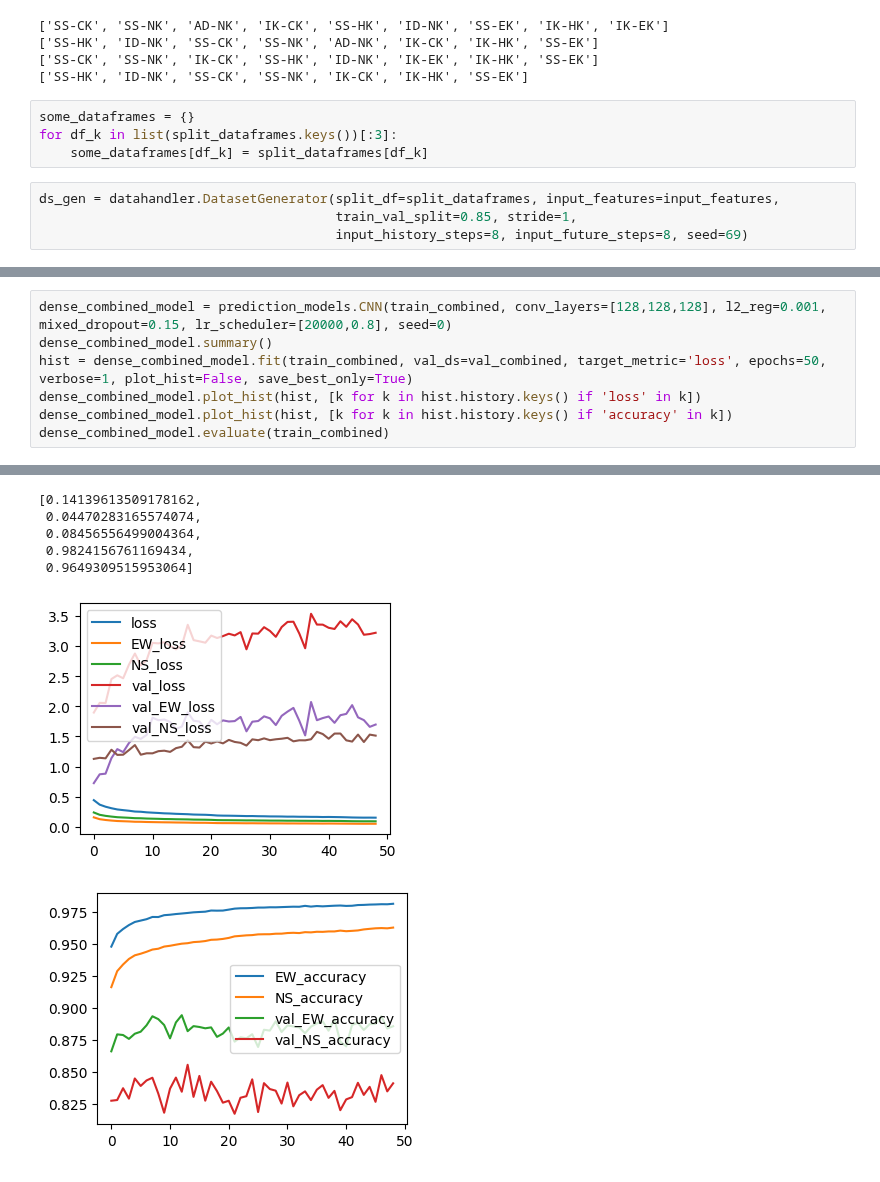
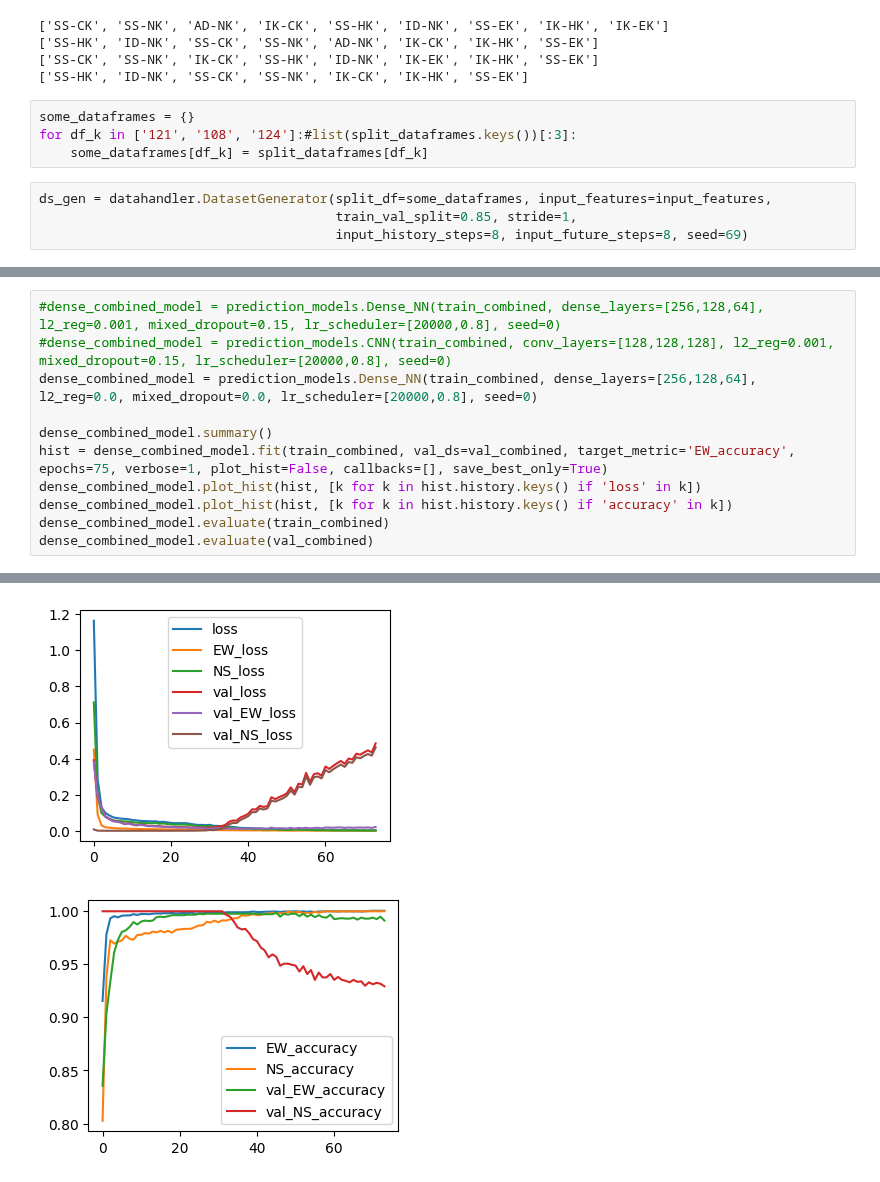
Before and after one commit to DavidBaldsiefen/splid-challenge, a Jupyter notebook: base_nb.ipynb, the cells around one changed output, grey strips where cells are left out. Drawn from its saved outputs; the diff is of its cells as text.

```diff
--- a/base_nb.ipynb
+++ b/base_nb.ipynb
@@ -61,10 +61,10 @@ print(val_labels_NS)
 ['SS-HK', 'ID-NK', 'SS-CK', 'SS-NK', 'IK-CK', 'IK-HK', 'SS-EK']
 # %%
 some_dataframes = {}
-for df_k in list(split_dataframes.keys())[:3]:
+for df_k in ['121', '108', '124']:#list(split_dataframes.keys())[:3]:
     some_dataframes[df_k] = split_dataframes[df_k]
 # %%
-ds_gen = datahandler.DatasetGenerator(split_df=split_dataframes, input_features=input_features,
+ds_gen = datahandler.DatasetGenerator(split_df=some_dataframes, input_features=input_features,
                                       train_val_split=0.85, stride=1,
                                       input_history_steps=8, input_future_steps=8, seed=69)
 # %% [output]
@@ -79,8 +90,12 @@ print(train_combined.element_spec)
 # %%
-dense_combined_model = prediction_models.CNN(train_combined, conv_layers=[128,128,128], l2_reg=0.001, mixed_dropout=0.15, lr_scheduler=[20000,0.8], seed=0)
+#dense_combined_model = prediction_models.Dense_NN(train_combined, dense_layers=[256,128,64], l2_reg=0.001, mixed_dropout=0.15, lr_scheduler=[20000,0.8], seed=0)
+#dense_combined_model = prediction_models.CNN(train_combined, conv_layers=[128,128,128], l2_reg=0.001, mixed_dropout=0.15, lr_scheduler=[20000,0.8], seed=0)
+dense_combined_model = prediction_models.Dense_NN(train_combined, dense_layers=[256,128,64], l2_reg=0.0, mixed_dropout=0.0, lr_scheduler=[20000,0.8], seed=0)
+
 dense_combined_model.summary()
-hist = dense_combined_model.fit(train_combined, val_ds=val_combined, target_metric='loss', epochs=50, verbose=1, plot_hist=False, save_best_only=True)
+hist = dense_combined_model.fit(train_combined, val_ds=val_combined, target_metric='EW_accuracy', epochs=75, verbose=1, plot_hist=False, callbacks=[], save_best_only=True)
 dense_combined_model.plot_hist(hist, [k for k in hist.history.keys() if 'loss' in k])
 dense_combined_model.plot_hist(hist, [k for k in hist.history.keys() if 'accuracy' in k])
 dense_combined_model.evaluate(train_combined)
+dense_combined_model.evaluate(val_combined)
 # %% [output]
@@ -130,10 +124,5 @@ Finished training after 50 epochs.Lowest loss: 0.1496  (epoch 50)
-[0.14139613509178162,
- 0.04470283165574074,
- 0.08456556499004364,
- 0.9824156761169434,
- 0.9649309515953064]
-[figure, old version]
+[figure, new version]
-[figure, old version]
+[figure, new version]
 # %%
 # TODO: find out if we can directly train for precision/challenge metrics
 # TODO: maybe it makes sense to look at values before and after the node? Given that we are trying to detect changes...
```
Also changed, not shown: parts of 13 cells of this notebook, 2 other files.
